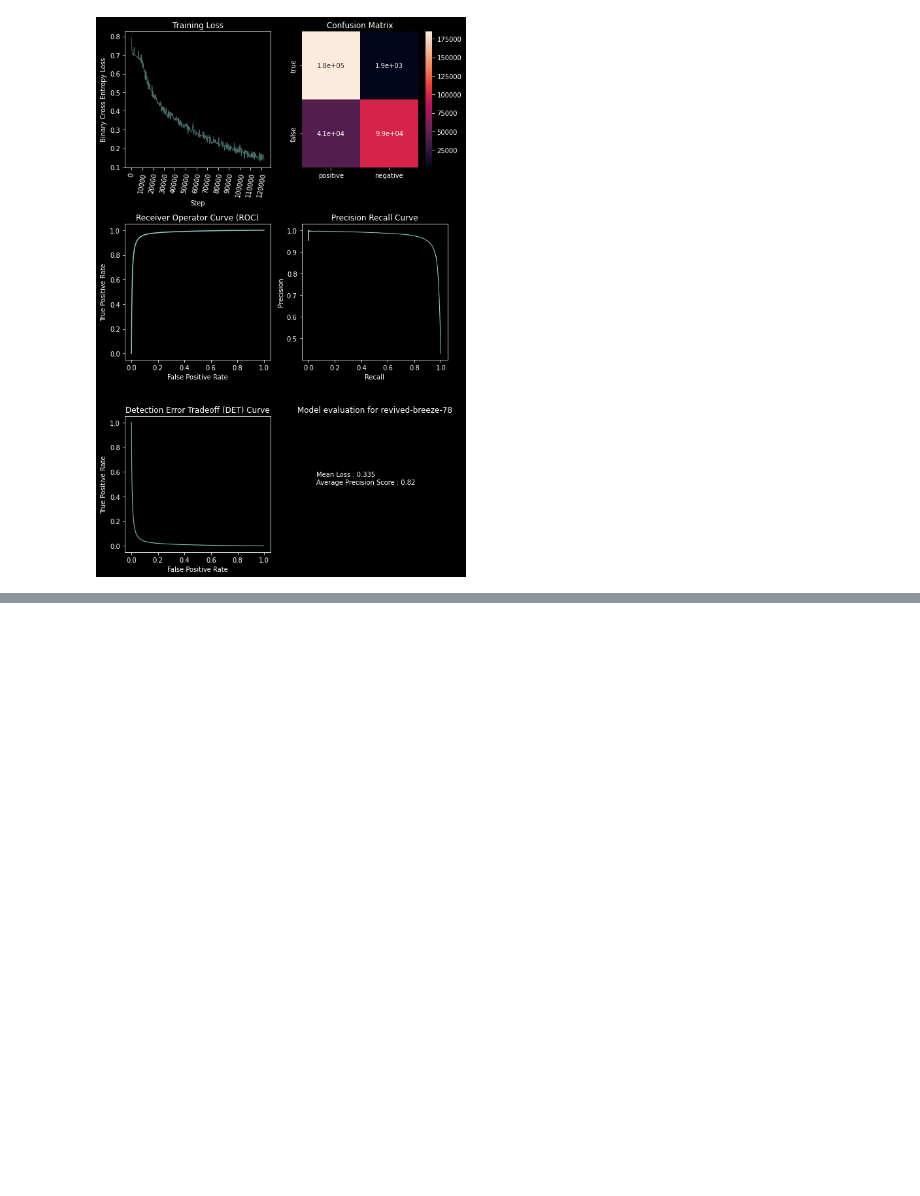
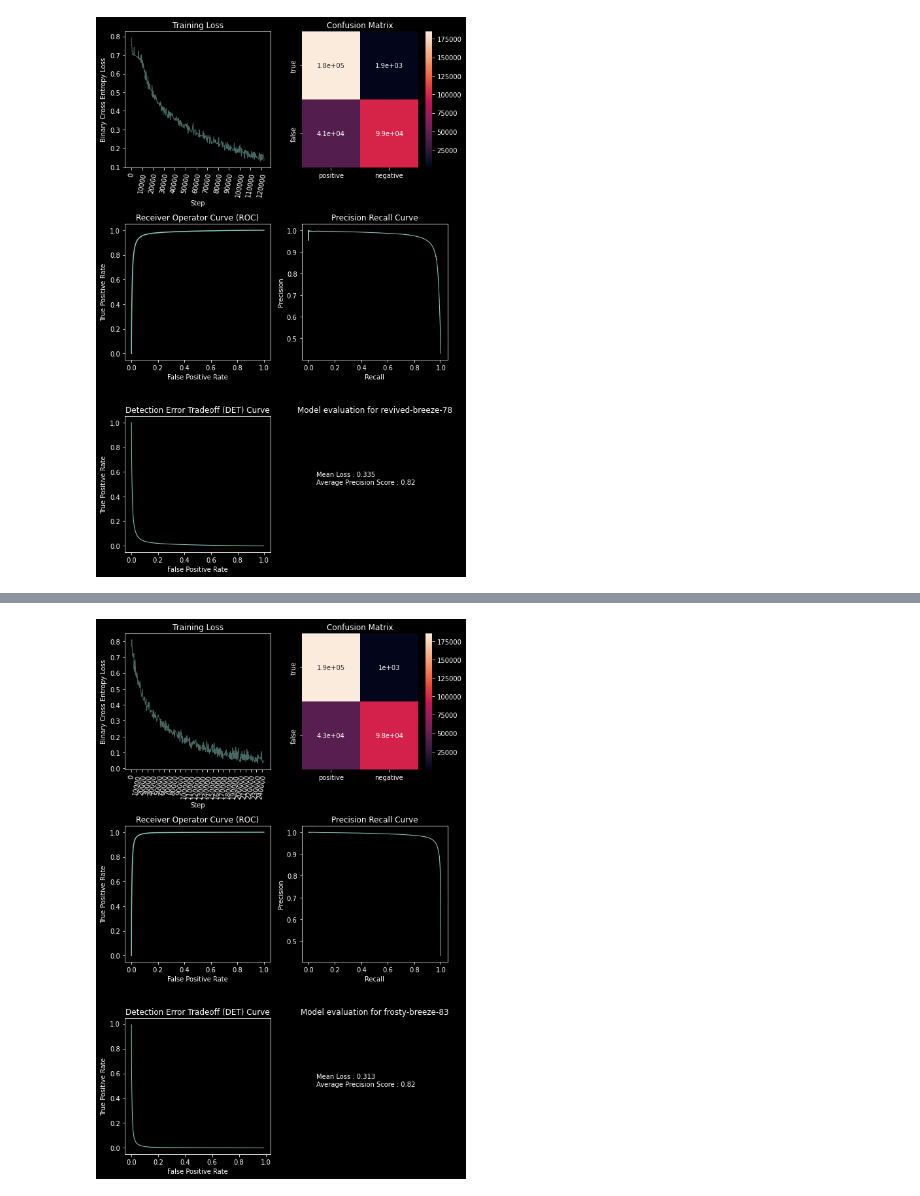
Before and after one commit to TrellixVulnTeam/screening-fist_OO2T, a Jupyter notebook: nb/model-eval.ipynb, the cells around one changed output, grey strips where cells are left out. Saved outputs shown, nothing was run; the diff lists cells and outputs as text; code cells hidden in the pictures; blank space fills up the shorter version.

```diff
--- a/nb/model-eval.ipynb
+++ b/nb/model-eval.ipynb
@@ -91,0 +97,5 @@ evaluate(path='../model/weights/revived-breeze-78/test.json',
+# %%
+evaluate(path='../model/weights/frosty-breeze-83/val.json',
+         wandb_name='jamesengleback/sxfst/runs/3h3z2c4q')
+# %% [output]
+[figure, added]
```
Also changed, not shown: parts of 1 cell of this notebook.
